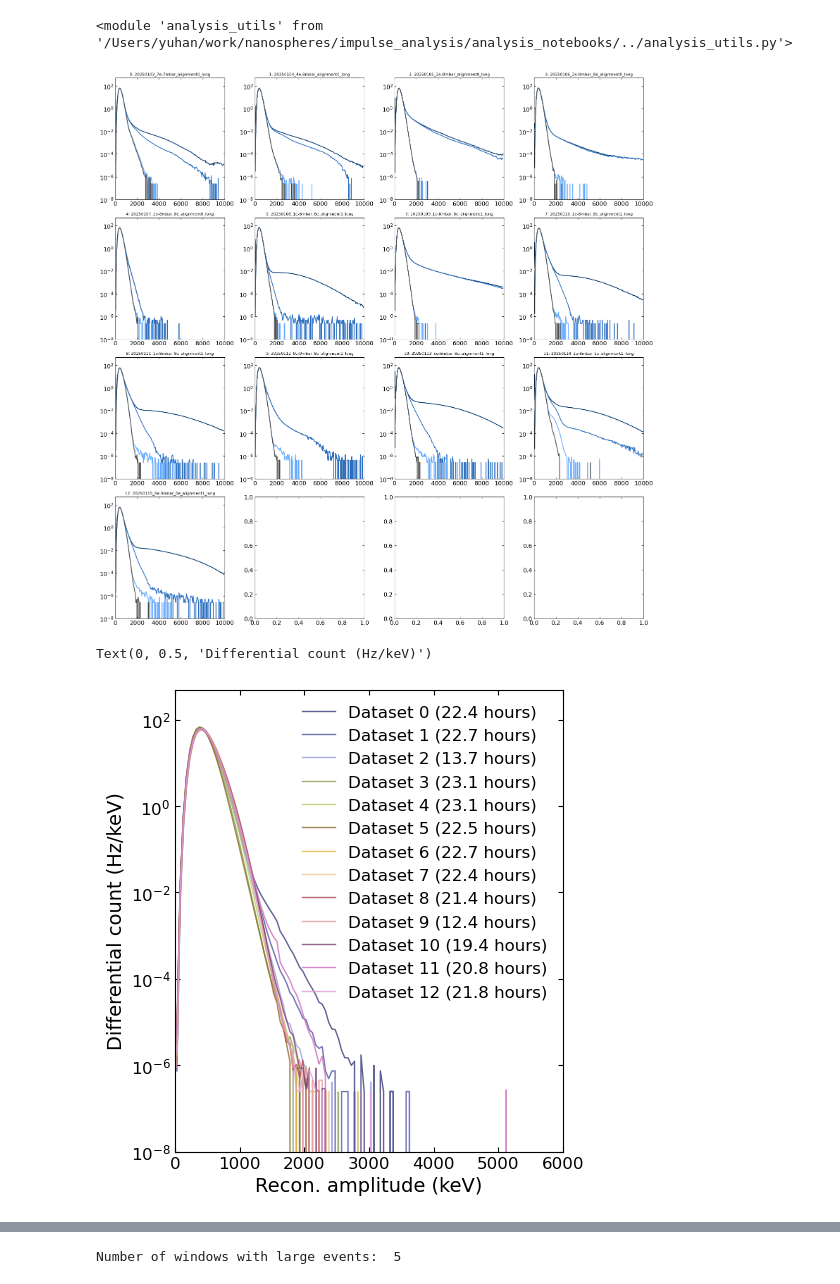
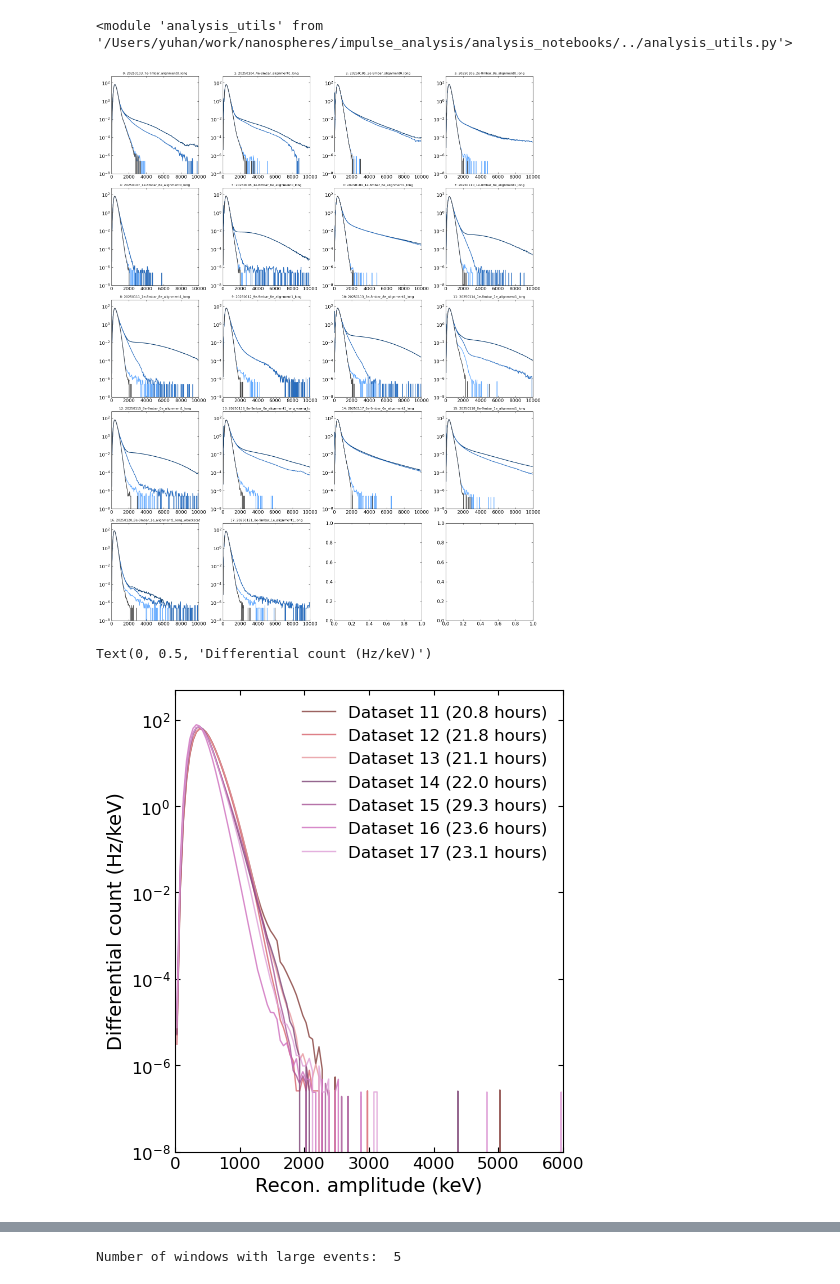
Before and after one commit to yuhants/dm_nanospheres, a Jupyter notebook: analysis_notebooks/sphere_20250103_recon.ipynb, the cells around one changed output, grey strips where cells are left out. Cells and saved outputs as stored; diff of their text form; code cells hidden in the pictures.

```diff
--- a/analysis_notebooks/sphere_20250103_recon.ipynb
+++ b/analysis_notebooks/sphere_20250103_recon.ipynb
@@ -19,12 +19,6 @@ importlib.reload(utils)
 from datetime import datetime
 
 def plot_rates(sphere, dataset, data_prefix, n_file, bc, rates, ax=None):
-    dir = rf'/Volumes/LaCie/dm_data/{sphere}/{dataset}'
-    file = os.path.join(dir, f'{data_prefix}0.hdf5')
-    f = h5py.File(file, 'r')
-    start_time = str(datetime.fromtimestamp(f['data'].attrs['timestamp']))
-    f.close()
-
     if ax is None:
         fig, ax = plt.subplots(figsize=(8, 5))
 
@@ -33,15 +27,9 @@ def plot_rates(sphere, dataset, data_prefix, n_file, bc, rates, ax=None):
     ax.plot(bc, rates[2], '-', color=yale_colors[2], label='Detection quality + noise cut', alpha=1)
     ax.plot(bc, rates[3], '-', color=yale_colors[3], label='Detection quality + noise + anti-coincidence cut', alpha=1)
 
-    # ax.legend(frameon=False, fontsize=12)
-
     ax.set_yscale('log')
     ax.set_xlim(0, 10000)
     ax.set_ylim(1e-8, 500)
-
-    # ax.set_xlabel('Recon. amplitude (keV)')
-    # ax.set_ylabel('Differential count (Hz/keV)')
-    # ax.set_title(f'Data ({n_file/60:.1f} hours), begins {start_time}')
 # %%
 sphere = 'sphere_20250103'
 datasets = ['20250103_7e-7mbar_alignment0_long',
@@ -57,6 +45,11 @@ datasets = ['20250103_7e-7mbar_alignment0_long',
             '20250113_5e-8mbar_8e_alignment1_long',
             '20250114_1e-8mbar_1e_alignment1_long',
             '20250115_8e-9mbar_0e_alignment1_long',
+            '20250116_8e-9mbar_0e_alignment1_long_wrong_lo',
+            '20250117_8e-9mbar_0e_alignment1_long',
+            '20250118_8e-9mbar_1e_alignment1_long',
+            '20250120_8e-9mbar_1e_alignment1_long_wbackscat',
+            '20250121_8e-9mbar_1e_alignment1_long'
            ]
 
 data_prefixs = ['20250103_d_',
@@ -72,9 +65,14 @@ data_prefixs = ['20250103_d_',
                 '20250113_d_',
                 '20250114_d_',
                 '20250115_d_',
+                '20250116_d_',
+                '20250117_d_',
+                '20250118_d_',
+                '20250118_d_',
+                '20250119_d_',
                 ]
 
-n_files = [1440, 1440, 900, 1440, 1440, 1440, 1440, 1440, 1440, 780, 1440, 1440, 1440]
+n_files = [1440, 1440, 900, 1440, 1440, 1440, 1440, 1440, 1440, 780, 1440, 1440, 1440, 1440, 1440, 1983, 1463, 1440]
 
 bc, scaling = None, None
 hhs, rates, n_windows = [], [], []
@@ -91,17 +89,17 @@ for i, dataset in enumerate(datasets):
     if scaling is None:
         scaling = _scaling
 # %%
-fig, axes = plt.subplots(4, 4, figsize=(16, 16))
+fig, axes = plt.subplots(5, 4, figsize=(16, 20))
 
 for i in range(len(datasets)):
     ax = axes.flatten()[i]
     plot_rates(sphere, datasets[i], data_prefixs[i], n_files[i], bc, rates[i], ax)
     ax.set_title(f'{i}: {datasets[i]}', fontsize=8)
 
 axes[0]
 fig.tight_layout()
 # %% [output]
-[figure, old version]
+[figure, new version]
 # %%
 colors = plt.colormaps.get_cmap('tab20b').resampled(len(datasets)).colors
 fig, ax = plt.subplots(figsize=(5, 6))
@@ -113,6 +111,7 @@ scaling = n_search_per_win * time_per_search * 50  # because of the 50 keV bins
 times = [n[-1] * n_search_per_win * time_per_search / 3600 for n in n_windows] # Time in hours for each dataset (aftercut)
 
 for i in range(len(datasets)):
+    if i < 11: continue
     ax.plot(bc, rates[i][-1], '-', color=colors[i], label=f'Dataset {i} ({times[i]:.1f} hours)', alpha=0.8, linewidth=1)
 
 ax.legend(frameon=False, fontsize=12)
@@ -126,7 +125,7 @@ ax.set_xlabel('Recon. amplitude (keV)')
 ax.set_ylabel('Differential count (Hz/keV)')
 # %% [output]
 Text(0, 0.5, 'Differential count (Hz/keV)')
-[figure, old version]
+[figure, new version]
 # %%
 hh_sum = np.sum(np.asarray(hhs[2:]), axis=0)
 n_window_sum = np.sum(np.asarray(n_windows[2:]), axis=0)
```
Also changed, not shown: parts of 1 cell of this notebook, 13 other files.
